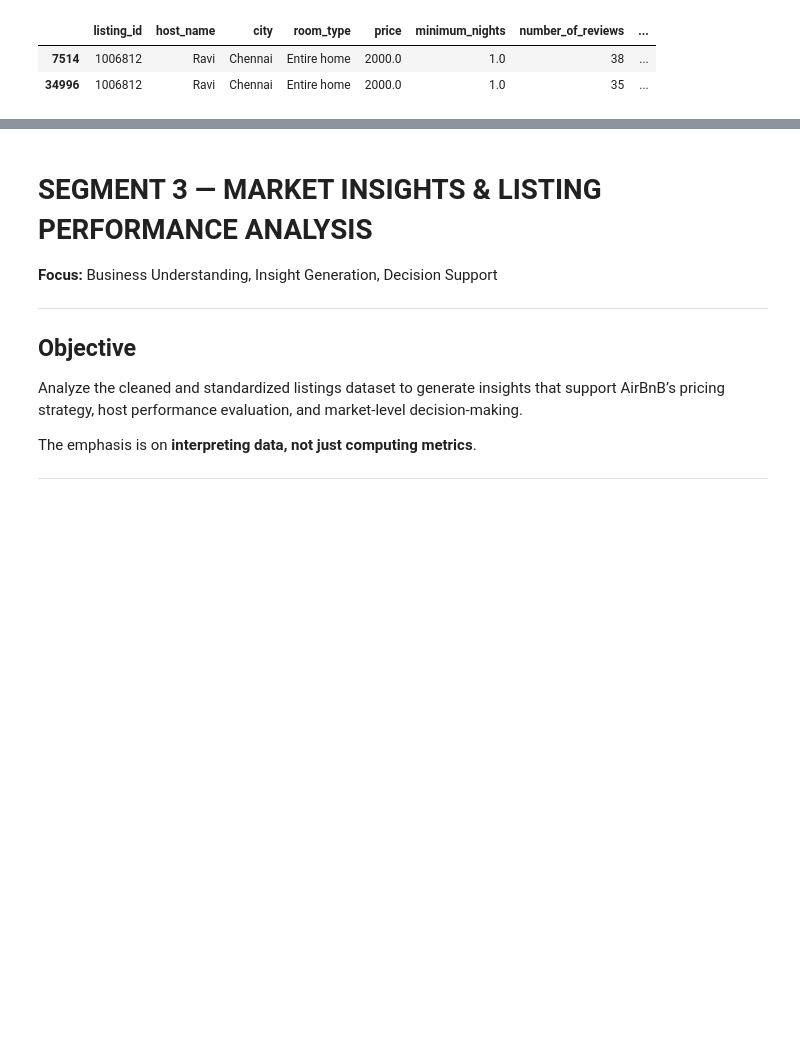
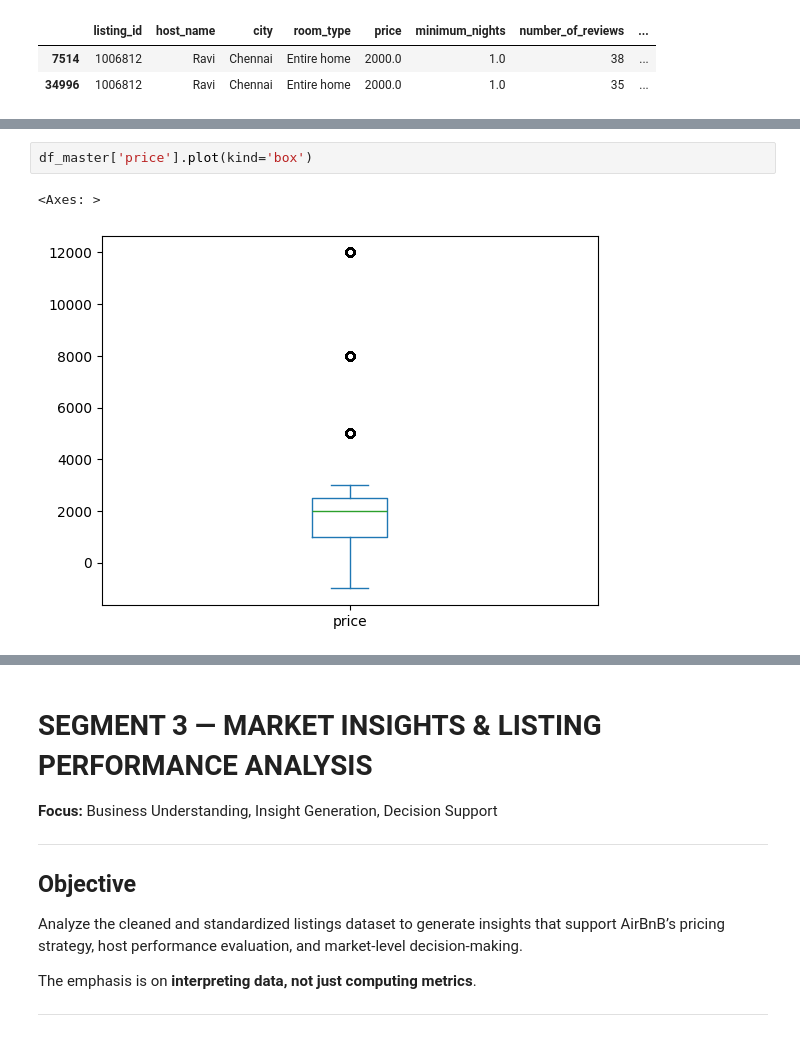
Before and after one commit to Madhankumarr11/Guvi_M59_Class, a Jupyter notebook: Copy_of_AirBnB_Listings_Data_–_Daily_Work_of_a_Data_Team.ipynb, the cells around one changed output, grey strips where cells are left out. Saved outputs shown, nothing was run; the diff lists cells and outputs as text; blank space fills up the shorter version.

```diff
--- a/Copy_of_AirBnB_Listings_Data_–_Daily_Work_of_a_Data_Team.ipynb
+++ b/Copy_of_AirBnB_Listings_Data_–_Daily_Work_of_a_Data_Team.ipynb
@@ -920,0 +1063,5 @@ df_master[df_master['listing_id'] == 1006812]
+# %%
+df_master['price'].plot(kind='box')
+# %% [output]
+<Axes: >
+[figure, added]
```
Also changed, not shown: parts of 49 cells of this notebook.
